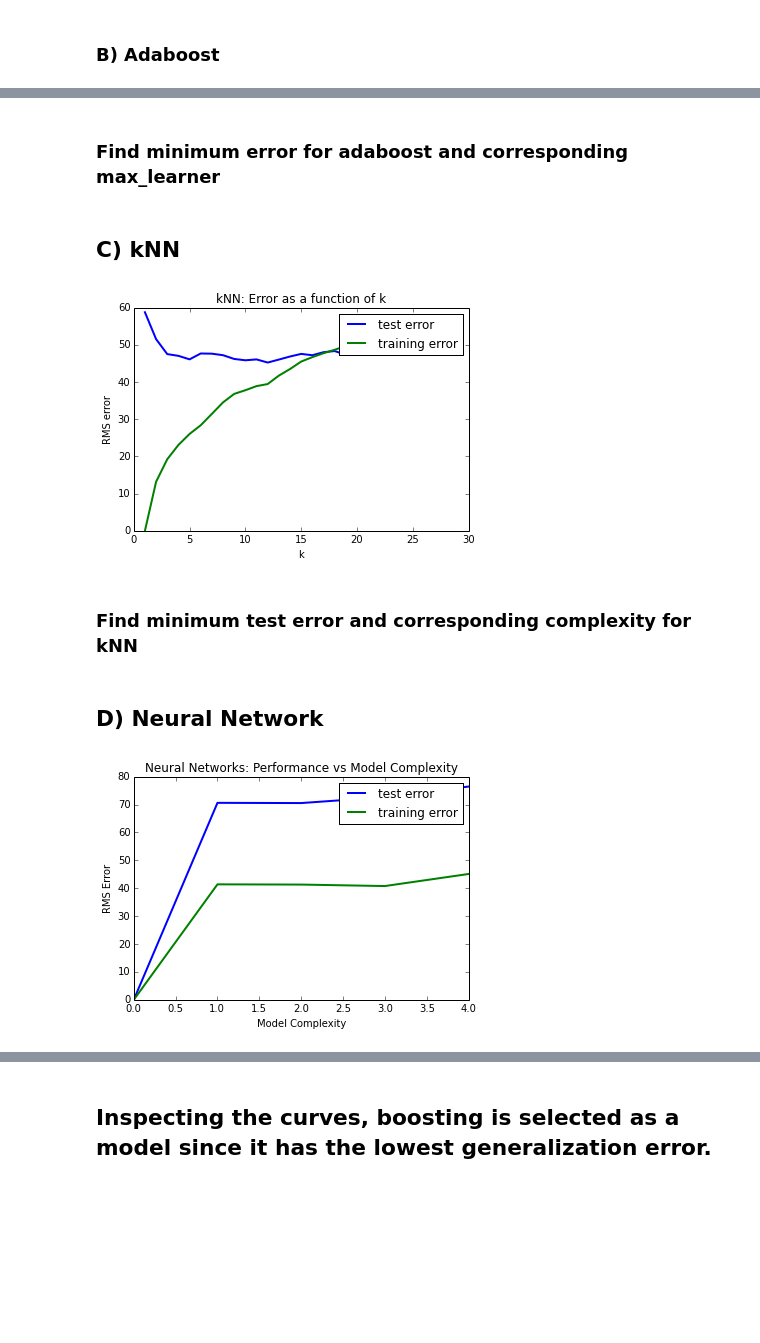
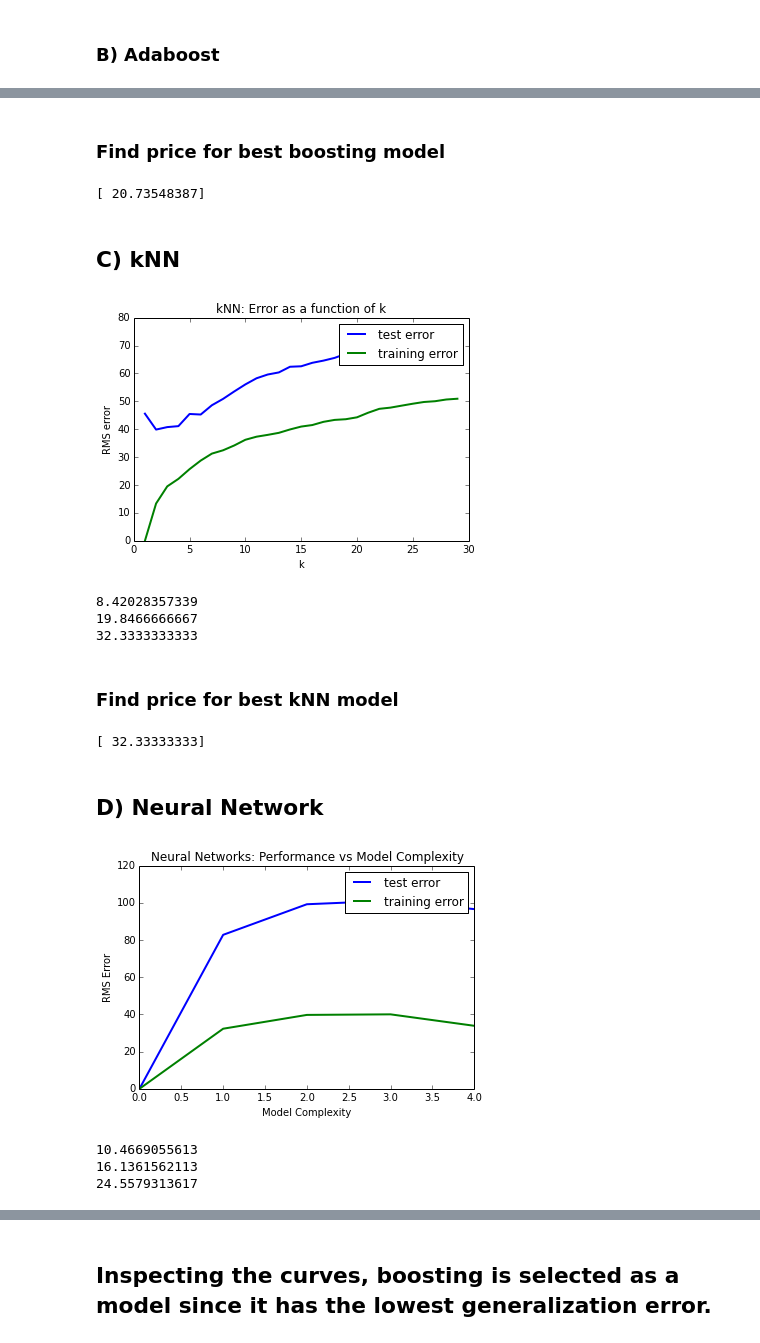
Before and after one commit to deepakramas/udacity_projects, a Jupyter notebook: ud675.ipynb, the cells around one changed output, grey strips where cells are left out. Drawn from its saved outputs; the diff is of its cells as text; code cells hidden in the pictures; blank space fills up the shorter version.

```diff
--- a/ud675.ipynb
+++ b/ud675.ipynb
@@ -27,7 +27,7 @@ from sklearn.tree import DecisionTreeRegressor
 
 # Load the boston dataset and seperate it into training and testing set
 boston = datasets.load_boston()
-X, y = shuffle(boston.data, boston.target)
+X, y = shuffle(boston.data, boston.target, random_state=0)
 offset = int(0.7*len(X))
 X_train, y_train = X[:offset], y[:offset]
 X_test, y_test = X[offset:], y[offset:]
@@ -36,10 +36,11 @@ X_test, y_test = X[offset:], y[offset:]
 max_depth = arange(2, 25)
 train_err = zeros(len(max_depth))
 test_err = zeros(len(max_depth))
+Y_problems = zeros(len(max_depth))
 
 for i, d in enumerate(max_depth):
 	# Setup a Decision Tree Regressor so that it learns a tree with depth d
-    regressor = DecisionTreeRegressor(max_depth=d)
+    regressor = DecisionTreeRegressor(max_depth=d, random_state=0)
 
     # Fit the learner to the training data
     regressor.fit(X_train, y_train)
@@ -48,6 +49,7 @@ for i, d in enumerate(max_depth):
     train_err[i] = mean_squared_error(y_train, regressor.predict(X_train))
     # Find the MSE on the testing set
     test_err[i] = mean_squared_error(y_test, regressor.predict(X_test))
+    Y_problems[i] = regressor.predict(X_problem)
 
 # Plot training and test error as a function of the depth of the decision tree learnt
 pl.figure()
@@ -58,4 +60,7 @@ pl.legend()
 pl.xlabel('Max Depth')
 pl.ylabel('RMS Error')
 pl.show()
+print np.var(Y_problems)
+print np.min(Y_problems)
+print np.max(Y_problems)
 # %% [output]
@@ -120,2 +139,0 @@ pl.show()
-# %% [markdown]
-### Find minimum error for adaboost and corresponding max_learner
@@ -125,3 +140,11 @@ mlcomplexity['adaboost'] = list(test_err).index(mlerror['adaboost'])
+# %% [markdown]
+### Find price for best boosting model
+# %%
+optimal_complexity = 100
+ix = np.where(max_learners == optimal_complexity)[0]
+print Y_problems[ix]
+# %% [output]
+[ 20.73548387]
 # %% [markdown]
 ## C) kNN
 # %%
@@ -150,6 +173,7 @@ from sklearn.metrics import mean_squared_error
 k_range = arange(1, 30)
 train_err = zeros(len(k_range))
 test_err = zeros(len(k_range))
+Y_problems = zeros(len(k_range))
 
 for i, k in enumerate(k_range):
 	# Set up a KNN model that regressors over k neighbors
@@ -163,6 +187,8 @@ for i, k in enumerate(k_range):
     # Find the MSE on the testing set
     test_err[i] = mean_squared_error(y_test, neigh.predict(X_test))
 
+    Y_problems[i] = neigh.predict(X_problem)
+
 # Plot training and test error as a function of k
 pl.figure()
 pl.title('kNN: Error as a function of k')
@@ -172,7 +198,13 @@ pl.legend()
 pl.xlabel('k')
 pl.ylabel('RMS error')
 pl.show()
+print np.var(Y_problems)
+print np.min(Y_problems)
+print np.max(Y_problems)
 # %% [output]
-[figure, old version]
+[figure, new version]
+8.42028357339
+19.8466666667
+32.3333333333
 # %% [markdown]
-### Find minimum test error and corresponding complexity for kNN
+### Find price for best kNN model
@@ -182,3 +211,9 @@ mlcomplexity['knn'] = list(test_err).index(mlerror['knn'])
+# %%
+optimal_complexity = 3
+ix = np.where(k_range == optimal_complexity)[0]
+print Y_problems[ix]
+# %% [output]
+[ 32.33333333]
 # %% [markdown]
 ## D) Neural Network
 # %%
@@ -228,40 +263,44 @@ ds = SupervisedDataSet(13, 1)
 
 train_err = zeros(len(net))
 test_err = zeros(len(net))
+Y_problems = zeros(len(net))
 
 # We will train each NN for 50 epochs
 max_epochs = 50
 
 # Convert the boston dataset into SupervisedDataset
 for j in range(1, len(X_train)):
 	ds.addSample(X_train[j], y_train[j])
 
 for i in range(1, len(net)):
 	# Setup a trainer that will use backpropogation for training
 	trainer = BackpropTrainer(net[i], ds)
-
 	# Run backprop for max_epochs number of times
 	for k in range(1, max_epochs):
 		train_err[i] = trainer.train()
-
 	# Find the labels for test set
 	y = zeros(len(X_test))
-
 	for j in range(0, len(X_test)):
 		y[j] = net[i].activate(X_test[j])
-
     # Calculate MSE for all samples in the test set
 	test_err[i] = mean_squared_error(y, y_test)
+	Y_problems[i] = net[i].activate(X_problem[0])
 
 # Plot training and test error as a function of the number of hidden layers
 pl.figure()
 pl.title('Neural Networks: Performance vs Model Complexity')
 pl.plot(net_arr, test_err, lw=2, label = 'test error')
 pl.plot(net_arr, train_err, lw=2, label = 'training error')
 pl.legend()
 pl.xlabel('Model Complexity')
 pl.ylabel('RMS Error')
 pl.show()
+print np.var(Y_problems[1:])
+print np.min(Y_problems[1:])
+print np.max(Y_problems[1:])
 # %% [output]
-[figure, old version]
+[figure, new version]
+10.4669055613
+16.1361562113
+24.5579313617
 # %% [markdown]
```
Also changed, not shown: parts of 29 cells of this notebook.
